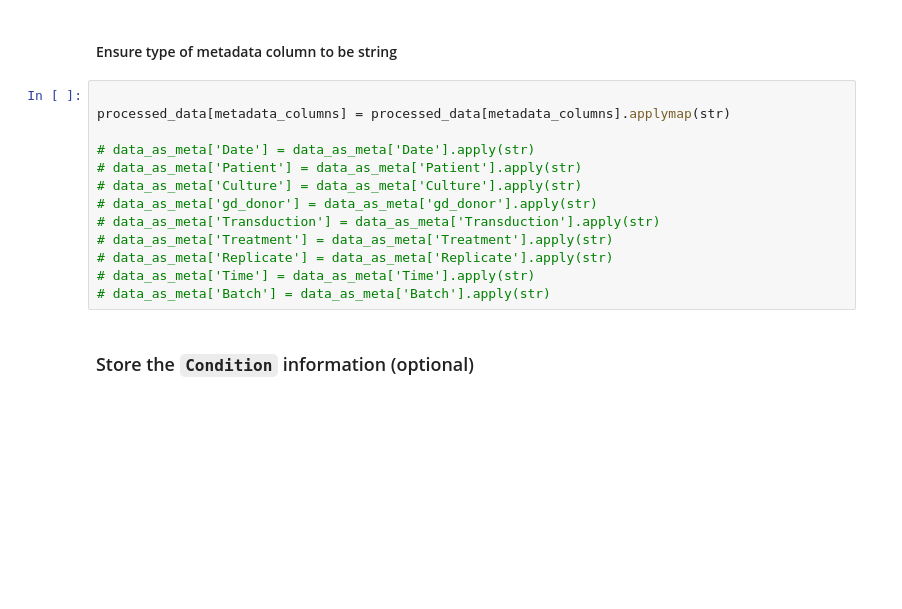
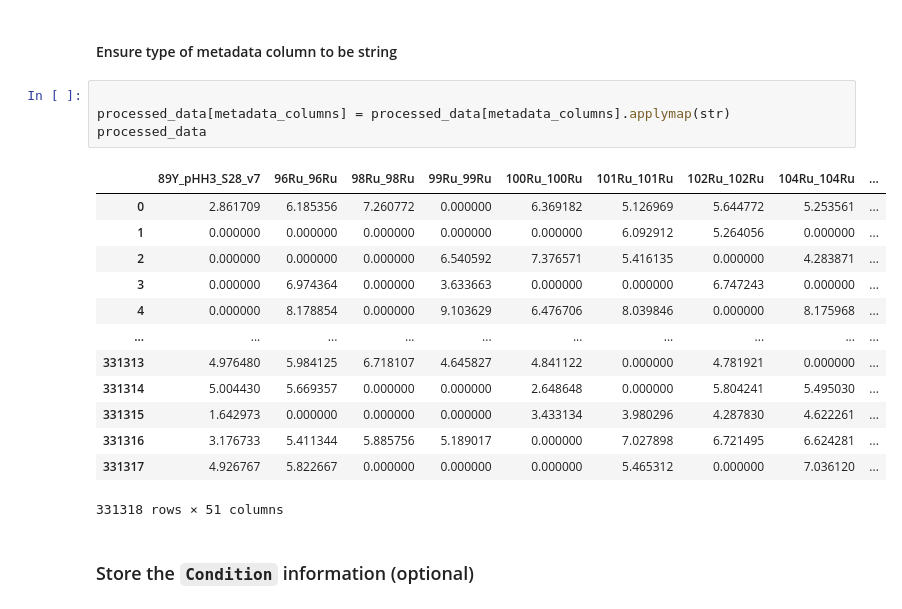
Before and after one commit to romainveillard/bio-utils, a Jupyter notebook: Cytof data processing.ipynb, the cells around one changed output. Drawn from its saved outputs; the diff is of its cells as text; blank space fills up the shorter version.

```diff
--- a/Cytof data processing.ipynb
+++ b/Cytof data processing.ipynb
@@ -206,19 +227,24 @@ row_count = processed_data.shape[0]
 processed_data.index = np.arange(row_count)
 # %% [markdown]
 #### Ensure type of metadata column to be string
-# %%
-
-processed_data[metadata_columns] = processed_data[metadata_columns].applymap(str)
-
-# data_as_meta['Date'] = data_as_meta['Date'].apply(str)
-# data_as_meta['Patient'] = data_as_meta['Patient'].apply(str)
-# data_as_meta['Culture'] = data_as_meta['Culture'].apply(str)
-# data_as_meta['gd_donor'] = data_as_meta['gd_donor'].apply(str)
-# data_as_meta['Transduction'] = data_as_meta['Transduction'].apply(str)
-# data_as_meta['Treatment'] = data_as_meta['Treatment'].apply(str)
-# data_as_meta['Replicate'] = data_as_meta['Replicate'].apply(str)
-# data_as_meta['Time'] = data_as_meta['Time'].apply(str)
-# data_as_meta['Batch'] = data_as_meta['Batch'].apply(str)
+# %%
+
+processed_data[metadata_columns] = processed_data[metadata_columns].applymap(str)
+processed_data
+# %% [output]
+|  | 89Y_pHH3_S28_v7 | 96Ru_96Ru | 98Ru_98Ru | 99Ru_99Ru | 100Ru_100Ru | 101Ru_101Ru | 102Ru_102Ru | 104Ru_104Ru | ... |
+| 0 | 2.861709 | 6.185356 | 7.260772 | 0.000000 | 6.369182 | 5.126969 | 5.644772 | 5.253561 | ... |
+| 1 | 0.000000 | 0.000000 | 0.000000 | 0.000000 | 0.000000 | 6.092912 | 5.264056 | 0.000000 | ... |
+| 2 | 0.000000 | 0.000000 | 0.000000 | 6.540592 | 7.376571 | 5.416135 | 0.000000 | 4.283871 | ... |
+| 3 | 0.000000 | 6.974364 | 0.000000 | 3.633663 | 0.000000 | 0.000000 | 6.747243 | 0.000000 | ... |
+| 4 | 0.000000 | 8.178854 | 0.000000 | 9.103629 | 6.476706 | 8.039846 | 0.000000 | 8.175968 | ... |
+| ... | ... | ... | ... | ... | ... | ... | ... | ... | ... |
+| 331313 | 4.976480 | 5.984125 | 6.718107 | 4.645827 | 4.841122 | 0.000000 | 4.781921 | 0.000000 | ... |
+| 331314 | 5.004430 | 5.669357 | 0.000000 | 0.000000 | 2.648648 | 0.000000 | 5.804241 | 5.495030 | ... |
+| 331315 | 1.642973 | 0.000000 | 0.000000 | 0.000000 | 3.433134 | 3.980296 | 4.287830 | 4.622261 | ... |
+| 331316 | 3.176733 | 5.411344 | 5.885756 | 5.189017 | 0.000000 | 7.027898 | 6.721495 | 6.624281 | ... |
+| 331317 | 4.926767 | 5.822667 | 0.000000 | 0.000000 | 0.000000 | 5.465312 | 0.000000 | 7.036120 | ... |
+331318 rows × 51 columns
 # %% [markdown]
 ### Store the `Condition` information (optional)
 # %% [markdown]
```
Also changed, not shown: parts of 8 cells of this notebook.
